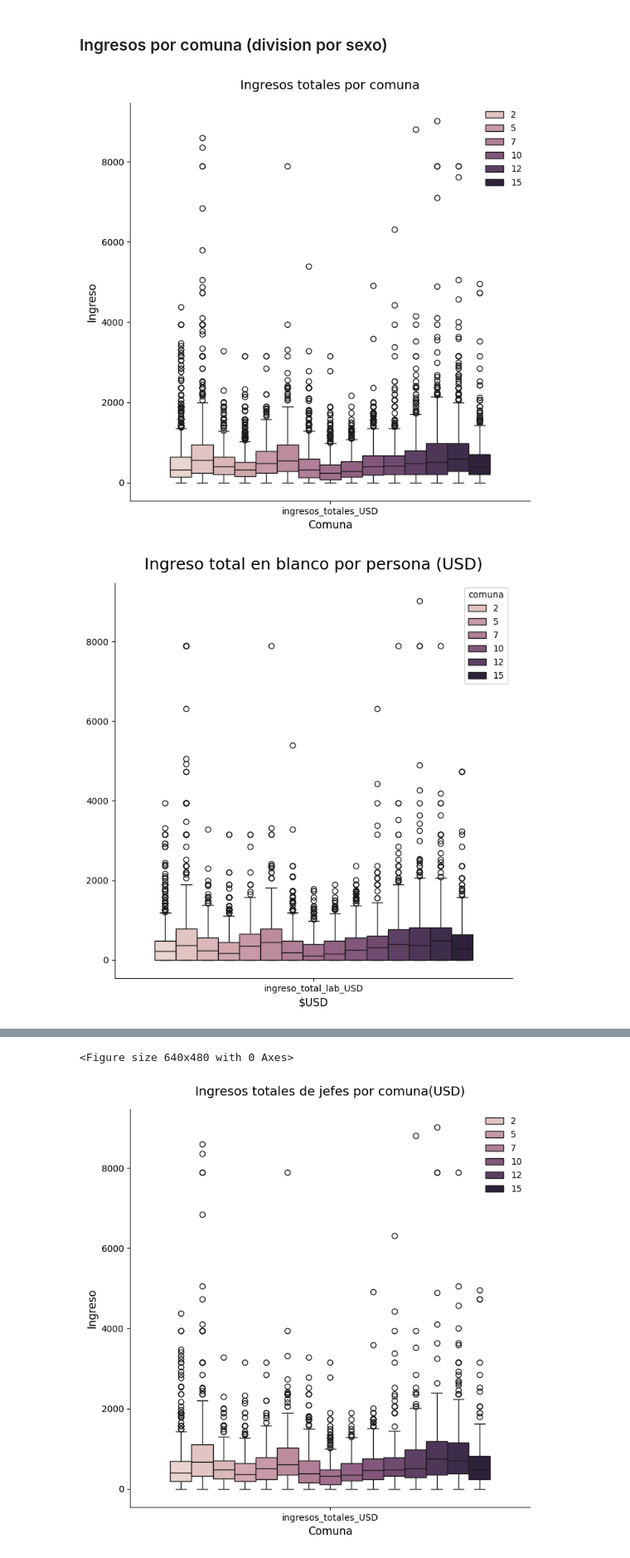
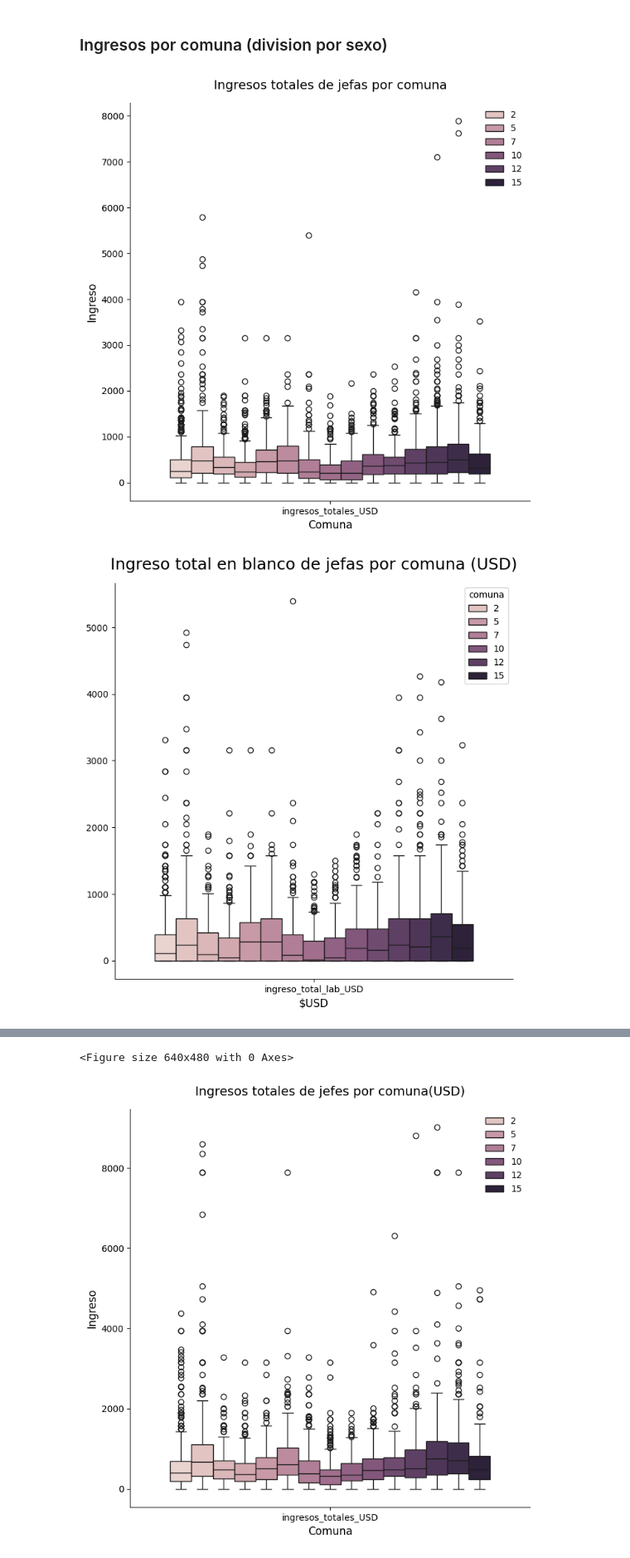
Before and after one commit to caucot/Dataset, a Jupyter notebook: Segunda Entrega/2da-preentrega-grupo8.ipynb, the cells around one changed output, grey strips where cells are left out. Shown at 83% size. Saved outputs shown, nothing was run; the diff lists cells and outputs as text; code cells hidden in the pictures.

```diff
--- a/Segunda Entrega/2da-preentrega-grupo8.ipynb
+++ b/Segunda Entrega/2da-preentrega-grupo8.ipynb
@@ -869,5 +903,5 @@ datos = datos[datos['id'] != 3472]
 datoslab = datos[(datos['edad']>=18)]
 # %%
 #Filtramos dos bases de datos de acuerdo al sexo
-datoslab_fem = datos[(datos['edad']>=18)&(datos['sexo']>='Mujer')]
-datoslab_masc = datos[(datos['edad']>=18)&(datos['sexo']>='Varon')]
+datoslab_fem = datos[(datos['edad']>=18)& (datos['sexo']=='Mujer')]
+datoslab_masc = datos[(datos['edad']>=18)&(datos['sexo']=='Varon')]
@@ -1104,7 +1147,7 @@ boxplot_comuna_ingresos_totales = datoslab_fem.melt(id_vars='comuna', value_vars
 
 plt.figure(figsize=(8, 8))
 sns.boxplot(x="variable", y="value", data=boxplot_comuna_ingresos_totales, hue='comuna')
-plt.title('Ingresos totales por comuna', size=14, pad=15)
+plt.title('Ingresos totales de jefas por comuna', size=14, pad=15)
 plt.legend(loc='best', frameon=False)
 plt.xlabel('Comuna', size=12)
 plt.ylabel('Ingreso', size=12)
@@ -1117,7 +1160,7 @@ boxplot_comuna_ingresos_total_lab = datoslab_fem.melt(id_vars='comuna', value_va
 
 # Subgráfico 2
 lab = sns.boxplot(x="variable", y="value", data=boxplot_comuna_ingresos_total_lab, hue='comuna')
-plt.title('Ingreso total en blanco por persona (USD)', size=18, pad=15)
+plt.title('Ingreso total en blanco de jefas por comuna (USD)', size=18, pad=15)
 plt.xlabel('$USD', size=12)
 plt.ylabel('', size=12)
 #lab.axvline(x = mediatotaleslab, color="red")
@@ -1130,7 +1173,7 @@ boxplot_comuna_ingresos_total_no_lab = datoslab_fem.melt(id_vars='comuna', value
 
 # Subgráfico 3
 nolab=sns.boxplot(x="variable", y="value", data=boxplot_comuna_ingresos_total_no_lab, hue='comuna')
-plt.title('Ingreso total en negro por persona (USD)', size=18, pad=15)
+plt.title('Ingreso total en negro de jefas por comuna (USD)', size=18, pad=15)
 plt.xlabel('$USD', size=12)
 plt.ylabel('', size=12)
 #nolab.axvline(x = mediatotalesnolab, color="red")
@@ -1142,32 +1185,32 @@ plt.show()
 plt.figure(figsize=(8, 8))
 boxplot_comuna_ingresos_familiares = datoslab_fem.melt(id_vars='comuna', value_vars=['ingresos_familiares_USD'])
 
 # Subgráfico 4
 fam=sns.boxplot(x="variable", y="value", data=boxplot_comuna_ingresos_familiares, hue='comuna')
 plt.title('Ingreso familiares (USD)', size=18, pad=15)
 plt.xlabel('$USD', size=12)
 plt.ylabel('', size=12)
 #fam.axvline(x = mediatotalesfam, color="red")
 sns.despine()
 plt.show()
 
 
 plt.figure(figsize=(8, 8))
 boxplot_comuna_ingresos_per_capita_familiar = datoslab_fem.melt(id_vars='comuna', value_vars=['ingreso_per_capita_familiar_USD'])
 
 # Subgráfico 5
 percap=sns.boxplot(x="variable", y="value", data=boxplot_comuna_ingresos_per_capita_familiar, hue='comuna')
 plt.title('Ingreso per cápita familiar (USD)', size=18, pad=15)
 plt.xlabel('$USD', size=12)
 plt.ylabel('', size=12)
 #percap.axvline(x = mediatotalespercap, color="red")
 sns.despine()
 plt.show()
 """
 
 
 plt.tight_layout()  #  ajustar automáticamente el diseño de los subgráficos para evitar solapamientos
 plt.show()
 # %% [output]
-[figure, old version]
+[figure, new version]
-[figure, old version]
+[figure, new version]
```
Also changed, not shown: parts of 7 cells of this notebook.
